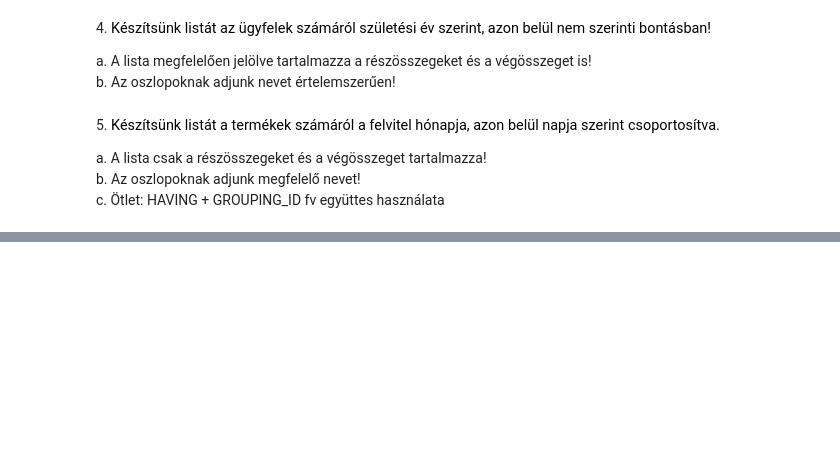
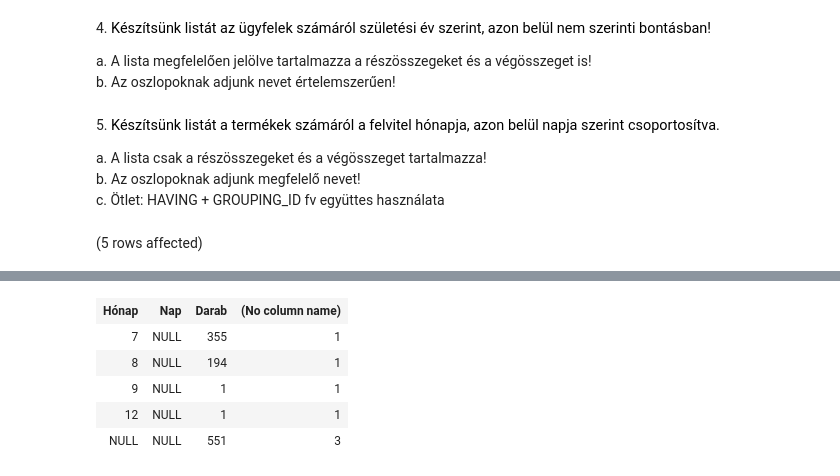
Before and after one commit to Dobo-Lilla/adatbazisok, a Jupyter notebook: gyakorlat04_feladatok.ipynb, the cells around one changed output, grey strips where cells are left out. Cells and saved outputs as stored; diff of their text form; code cells hidden in the pictures; blank space fills up the shorter version.

```diff
--- a/gyakorlat04_feladatok.ipynb
+++ b/gyakorlat04_feladatok.ipynb
@@ -30,3 +118,14 @@ b. Az oszlopoknak adjunk nevet értelemszerűen!
 a. A lista csak a részösszegeket és a végösszeget tartalmazza!
 b. Az oszlopoknak adjunk megfelelő nevet!
 c. Ötlet: HAVING + GROUPING\_ID fv együttes használata
+# %%
+SELECT MONTH(FELVITEL) AS 'Hónap',
+    DAY(FELVITEL) AS 'Nap',
+    COUNT(*) AS 'Darab',
+    GROUPING_ID(MONTH(FELVITEL), DAY(FELVITEL))
+FROM Termek
+GROUP BY ROLLUP(MONTH(FELVITEL), DAY(FELVITEL))
+HAVING GROUPING_ID(MONTH(FELVITEL), DAY(FELVITEL)) IN (1,3) -- 1 részösszeg, 3 végösszeg vagy nagyobb mint 0 vagy IS NULL oldjuk meg
+--ahány oszlop van oda kerül egy 1-es és 1 0 -kettő, 1 1 - három mert kettes számrendszer
+# %% [output]
+(5 rows affected)
@@ -32,0 +133,6 @@ c. Ötlet: HAVING + GROUPING\_ID fv együttes használata
+| Hónap | Nap | Darab | (No column name) |
+| 7 | NULL | 355 | 1 |
+| 8 | NULL | 194 | 1 |
+| 9 | NULL | 1 | 1 |
+| 12 | NULL | 1 | 1 |
+| NULL | NULL | 551 | 3 |
```
Also changed, not shown: parts of 4 cells of this notebook.
